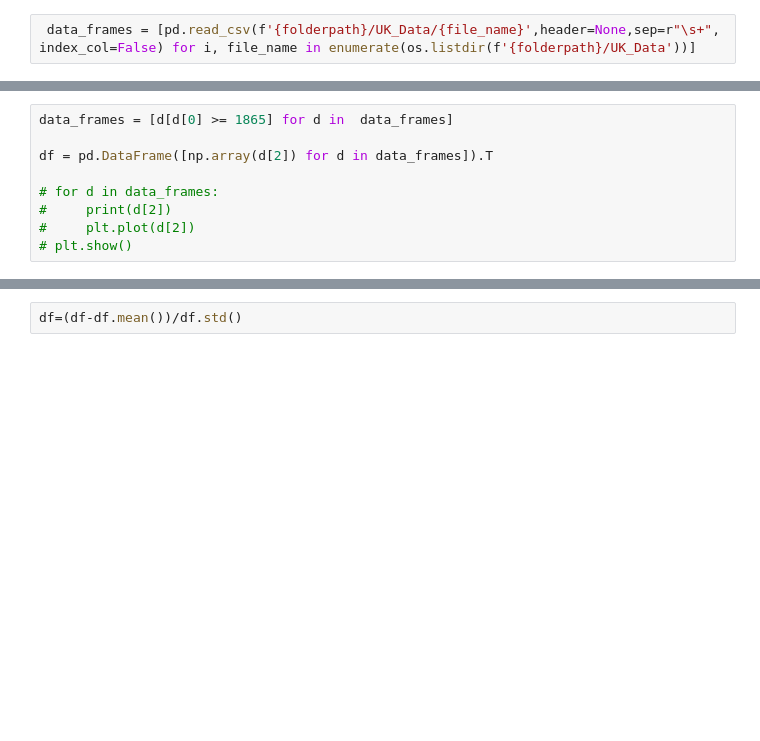
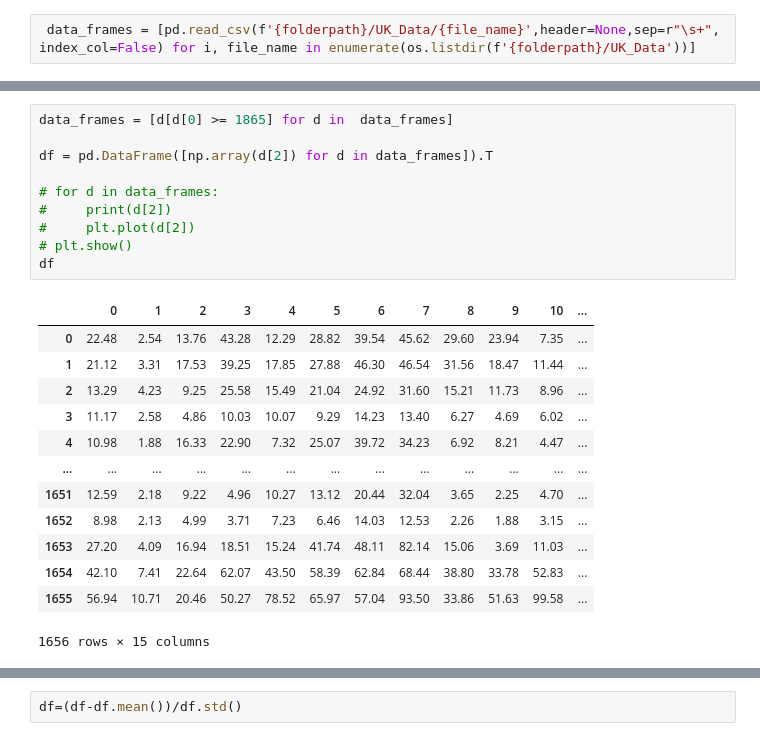
Before and after one commit to AKheli/RepBench, a Jupyter notebook: notebooks/UK.ipynb, the cells around one changed output, grey strips where cells are left out. Saved outputs shown, nothing was run; the diff lists cells and outputs as text; blank space fills up the shorter version.

```diff
--- a/notebooks/UK.ipynb
+++ b/notebooks/UK.ipynb
@@ -15,9 +45,24 @@ import matplotlib.pyplot as plt
 # %%
 data_frames = [d[d[0] >= 1865] for d in  data_frames]
 
 df = pd.DataFrame([np.array(d[2]) for d in data_frames]).T
 
 # for d in data_frames:
 #     print(d[2])
 #     plt.plot(d[2])
 # plt.show()
+df
+# %% [output]
+|  | 0 | 1 | 2 | 3 | 4 | 5 | 6 | 7 | 8 | 9 | 10 | ... |
+| 0 | 22.48 | 2.54 | 13.76 | 43.28 | 12.29 | 28.82 | 39.54 | 45.62 | 29.60 | 23.94 | 7.35 | ... |
+| 1 | 21.12 | 3.31 | 17.53 | 39.25 | 17.85 | 27.88 | 46.30 | 46.54 | 31.56 | 18.47 | 11.44 | ... |
+| 2 | 13.29 | 4.23 | 9.25 | 25.58 | 15.49 | 21.04 | 24.92 | 31.60 | 15.21 | 11.73 | 8.96 | ... |
+| 3 | 11.17 | 2.58 | 4.86 | 10.03 | 10.07 | 9.29 | 14.23 | 13.40 | 6.27 | 4.69 | 6.02 | ... |
+| 4 | 10.98 | 1.88 | 16.33 | 22.90 | 7.32 | 25.07 | 39.72 | 34.23 | 6.92 | 8.21 | 4.47 | ... |
+| ... | ... | ... | ... | ... | ... | ... | ... | ... | ... | ... | ... | ... |
+| 1651 | 12.59 | 2.18 | 9.22 | 4.96 | 10.27 | 13.12 | 20.44 | 32.04 | 3.65 | 2.25 | 4.70 | ... |
+| 1652 | 8.98 | 2.13 | 4.99 | 3.71 | 7.23 | 6.46 | 14.03 | 12.53 | 2.26 | 1.88 | 3.15 | ... |
+| 1653 | 27.20 | 4.09 | 16.94 | 18.51 | 15.24 | 41.74 | 48.11 | 82.14 | 15.06 | 3.69 | 11.03 | ... |
+| 1654 | 42.10 | 7.41 | 22.64 | 62.07 | 43.50 | 58.39 | 62.84 | 68.44 | 38.80 | 33.78 | 52.83 | ... |
+| 1655 | 56.94 | 10.71 | 20.46 | 50.27 | 78.52 | 65.97 | 57.04 | 93.50 | 33.86 | 51.63 | 99.58 | ... |
+1656 rows × 15 columns
```
Also changed, not shown: parts of 5 cells of this notebook, 1 other file.
